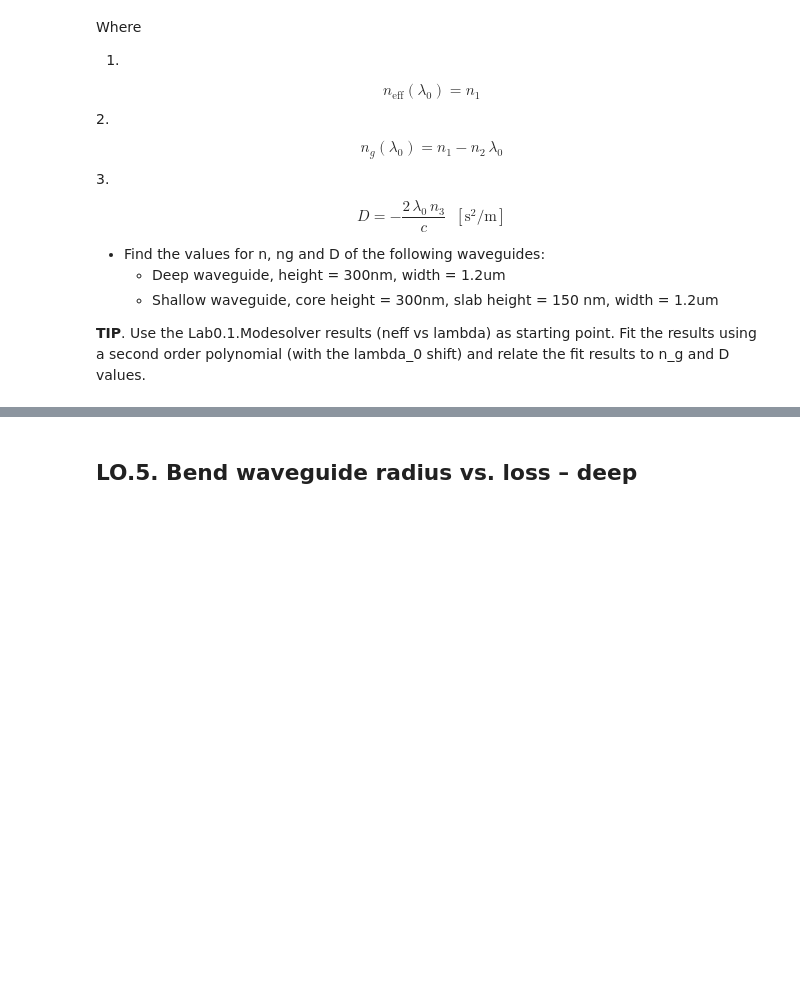
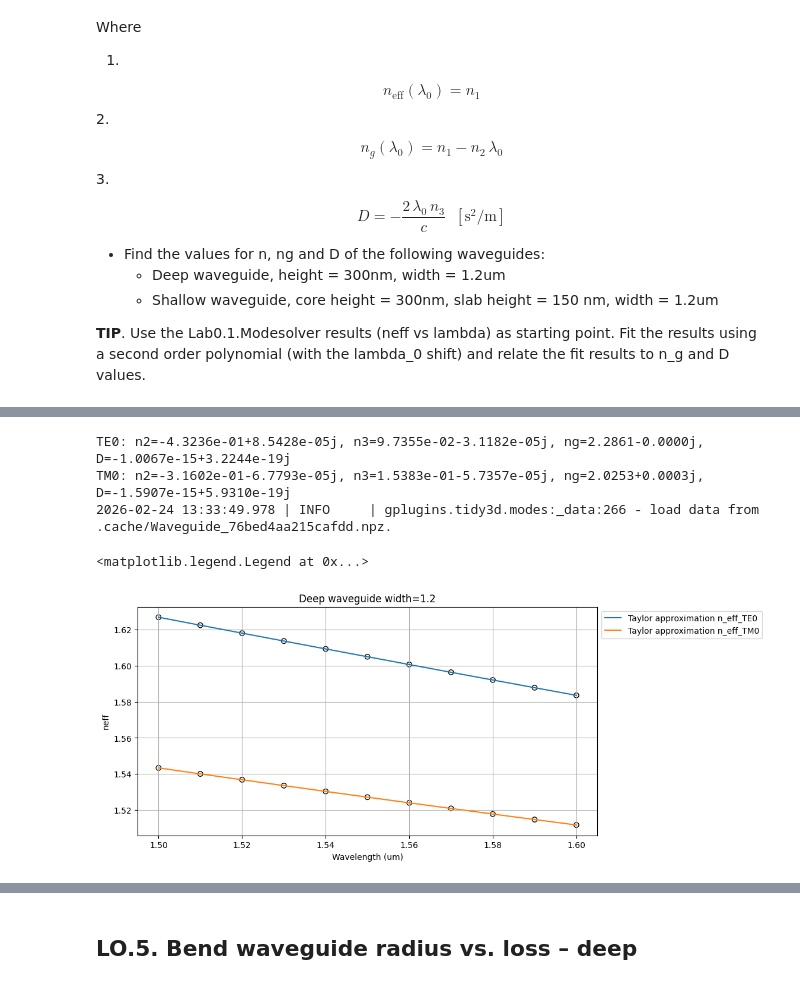
Before and after one commit to ainaperello/cifoin-lab1, a Jupyter notebook: WAVEGUIDES_Student.ipynb, the cells around one changed output, grey strips where cells are left out. Saved outputs shown, nothing was run; the diff lists cells and outputs as text; code cells hidden in the pictures; blank space fills up the shorter version.

```diff
--- a/WAVEGUIDES_Student.ipynb
+++ b/WAVEGUIDES_Student.ipynb
@@ -456,0 +413,64 @@ $$
+# %%
+# STUDENT! Put your code here.
+
+delta_lambda= 50 * nm
+wavelength = np.linspace(1500, 1600, 3) * nm # Student code here. Tip np.linspace()
+lambda0=1550 *nm
+
+deep_waveguide = gt.modes.Waveguide(
+    wavelength=wavelength,
+    core_width=1.2,
+    slab_thickness=0.0,
+    core_material='sin',
+    clad_material='sio2',
+    core_thickness=300 * nm,
+    num_modes=2,
+    cache_path='.cache/',
+    precision='double',
+    max_grid_scaling=1.2,
+    grid_resolution=20,
+)
+
+neff_TE0_0 = deep_waveguide.n_eff[0][0] # In this case, the result is not just a number, is a wavelength-dependent vector
+neff_TE0_1 = deep_waveguide.n_eff[1][0]
+neff_TE0_2 = deep_waveguide.n_eff[2][0]
+
+neff_TM0_0 = deep_waveguide.n_eff[0][1] # In this case, the result is not just a number, is a wavelength-dependent vector
+neff_TM0_1 = deep_waveguide.n_eff[1][1]
+neff_TM0_2 = deep_waveguide.n_eff[2][1]
+
+n2_TE0 = (neff_TE0_2 - neff_TE0_0) / delta_lambda
+n2_TM0 = (neff_TM0_2 - neff_TM0_0) / delta_lambda
+
+n3_TE0 = 0.5* (neff_TE0_2 - 2*neff_TE0_1 + neff_TE0_0) / (delta_lambda**2)
+n3_TM0 = 0.5* (neff_TM0_2 - 2*neff_TM0_1 + neff_TM0_0) / (delta_lambda**2)
+
+ng_TE0= neff_TE0_0 - lambda0 * n2_TE0
+ng_TM0= neff_TM0_0 - lambda0 * n2_TM0
+
+D_TE0= - (lambda0 * 2 / td.C_0) * n3_TE0
+D_TM0= - (lambda0 * 2 / td.C_0) * n3_TM0
+
+print(f"TE0: n2={n2_TE0:.4e}, n3={n3_TE0:.4e}, ng={ng_TE0:.4f}, D={D_TE0:.4e} ")
+print(f"TM0: n2={n2_TM0:.4e}, n3={n3_TM0:.4e}, ng={ng_TM0:.4f}, D={D_TM0:.4e} ")
+
+wavelength_neff = np.linspace(1500, 1600, 11) * nm
+n_eff_lambda_TE0 = neff_TE0_1 + n2_TE0 * (wavelength_neff - lambda0) + n3_TE0 * (wavelength_neff - lambda0)**2
+n_eff_lambda_TM0 = neff_TM0_1 + n2_TM0 * (wavelength_neff - lambda0) + n3_TM0 * (wavelength_neff - lambda0)**2
+
+plt.figure(figsize=(10, 5))
+plt.scatter(wavelength_neff, n_eff_lambda_TE0.real,edgecolors='k',facecolors='none')
+plt.plot(wavelength_neff, n_eff_lambda_TE0.real,label='Taylor approximation n_eff_TE0')
+plt.scatter(wavelength_neff, n_eff_lambda_TM0.real,edgecolors='k',facecolors='none')
+plt.plot(wavelength_neff, n_eff_lambda_TM0.real,label='Taylor approximation n_eff_TM0')
+plt.title(f"Deep waveguide width={1.2}")
+plt.xlabel("Wavelength (um)")
+plt.ylabel("neff")
+plt.grid()
+plt.legend(loc='upper left', bbox_to_anchor=(1, 1))
+# %% [output]
+TE0: n2=-4.3236e-01+8.5428e-05j, n3=9.7355e-02-3.1182e-05j, ng=2.2861-0.0000j, D=-1.0067e-15+3.2244e-19j
+TM0: n2=-3.1602e-01-6.7793e-05j, n3=1.5383e-01-5.7357e-05j, ng=2.0253+0.0003j, D=-1.5907e-15+5.9310e-19j
+2026-02-24 13:33:49.978 | INFO     | gplugins.tidy3d.modes:_data:266 - load data from .cache/Waveguide_76bed4aa215cafdd.npz.
+<matplotlib.legend.Legend at 0x...>
+[figure, added]
```
Also changed, not shown: parts of 12 cells of this notebook.
